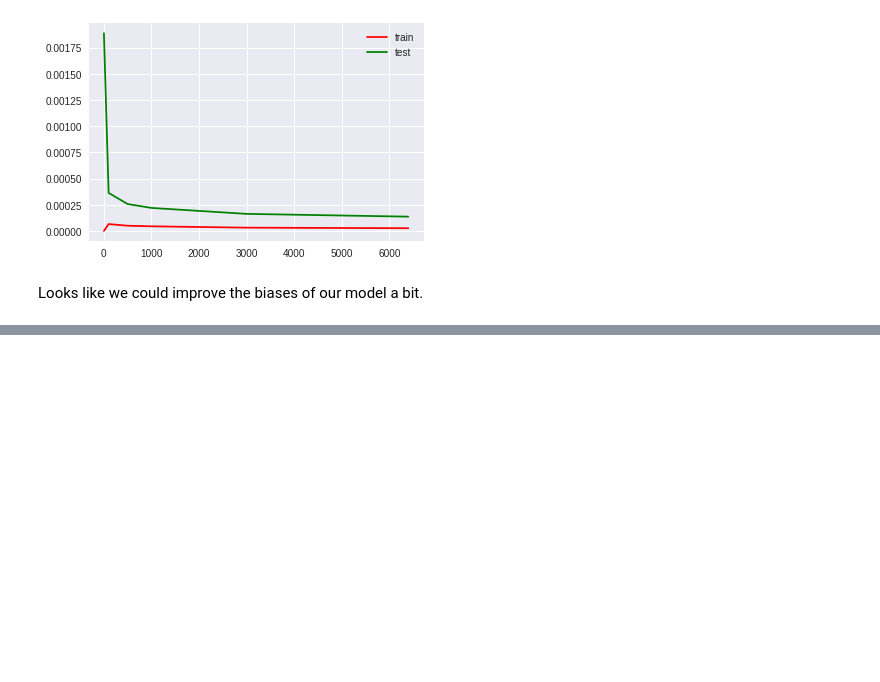
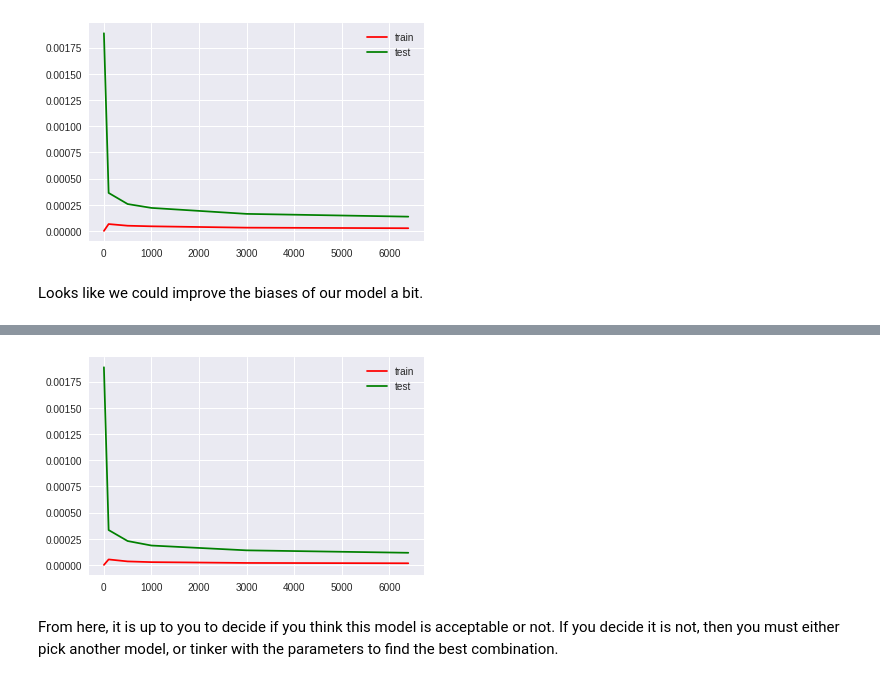
Before and after one commit to jweir136/electrical_grid_stability, a Jupyter notebook: electrical_grid_stability.ipynb, the cells around one changed output, grey strips where cells are left out. Drawn from its saved outputs; the diff is of its cells as text; code cells hidden in the pictures; blank space fills up the shorter version.

```diff
--- a/electrical_grid_stability.ipynb
+++ b/electrical_grid_stability.ipynb
@@ -350,3 +350,6 @@ plt.plot()
 [figure]
 # %% [markdown]
 Looks like we could improve the biases of our model a bit.
+# %%
+rf = RandomForestRegressor(n_estimators=250, verbose=3, n_jobs=-1)
+rf.fit(trainX, trainY)
@@ -352,0 +428,3 @@ Looks like we could improve the biases of our model a bit.
+# %%
+rf = RandomForestRegressor(n_estimators=500, verbose=3, n_jobs=-1)
+rf.fit(trainX, trainY)
@@ -352,0 +522,9 @@ Looks like we could improve the biases of our model a bit.
+# %%
+train_size, train_score, test_score = learning_curve(
+  estimator=RandomForestRegressor(n_jobs=-1, verbose=3, n_estimators=500),
+  X=trainX,
+  y=trainY,
+  train_sizes=train_sizes,
+  cv=5,
+  scoring='neg_mean_squared_error'
+)
@@ -352,0 +549,14 @@ Looks like we could improve the biases of our model a bit.
+# %%
+mean_train = -train_score.mean(axis=1)
+mean_test = -test_score.mean(axis=1)
+
+plt.plot(train_size, mean_train, 'r-', label='train')
+plt.plot(train_size, mean_test, 'g-', label='test')
+
+plt.legend()
+
+plt.show()
+# %% [output]
+[figure, added]
+# %% [markdown]
+From here, it is up to you to decide if you think this model is acceptable or not.  If you decide it is not, then you must either pick another model, or tinker with the parameters to find the best combination.
```
Also changed, not shown: parts of 10 cells of this notebook.
